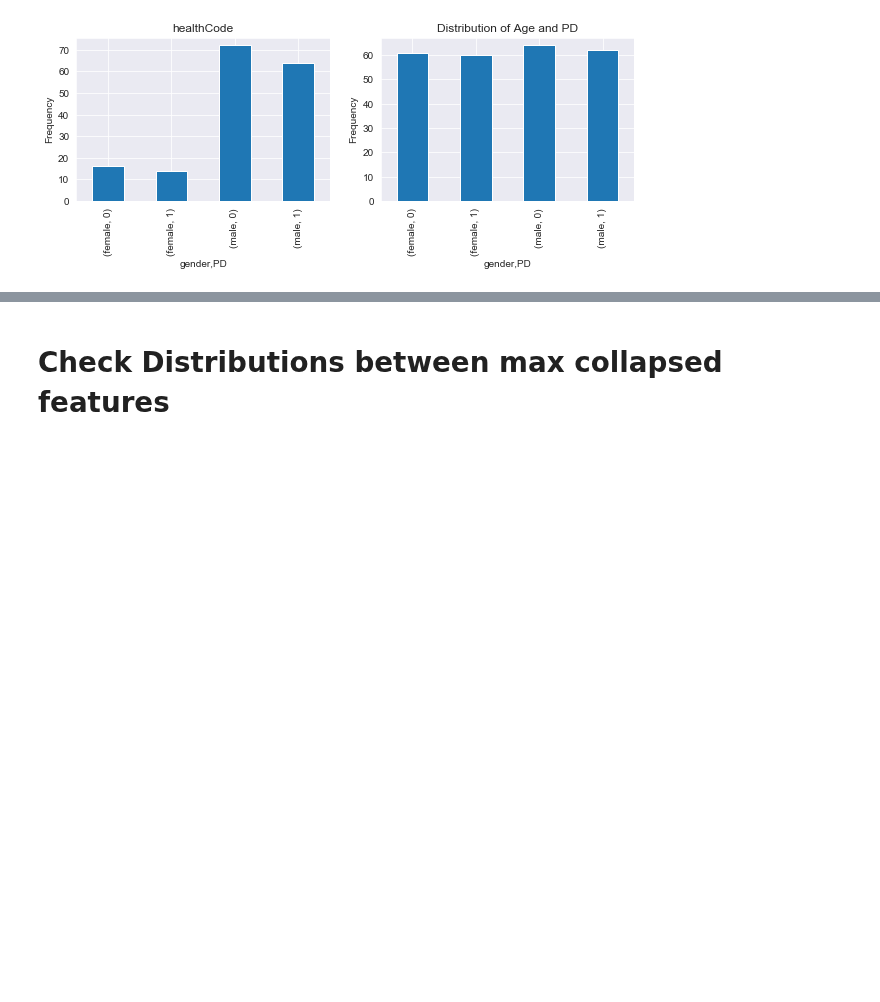
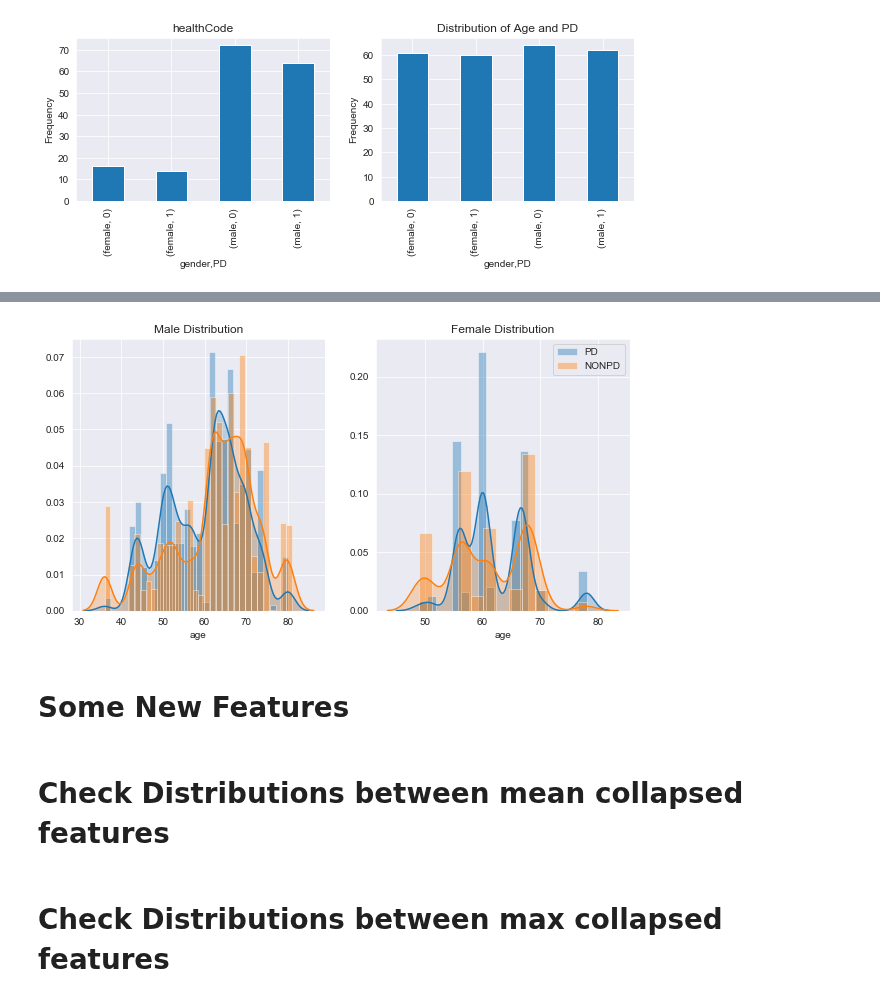
Before and after one commit to arytontediarjo/mPower-Analysis, a Jupyter notebook: Notebooks/FEATURE_ANALYSIS_WALKING.ipynb, the cells around one changed output, grey strips where cells are left out. Saved outputs shown, nothing was run; the diff lists cells and outputs as text; code cells hidden in the pictures; blank space fills up the shorter version.

```diff
--- a/Notebooks/FEATURE_ANALYSIS_WALKING.ipynb
+++ b/Notebooks/FEATURE_ANALYSIS_WALKING.ipynb
@@ -13,7 +17,7 @@ syn = sc.login()
 # %% [output]
 Welcome, aryton tediarjo!
 # %%
-entity = syn.get("syn21046180")
+entity = syn.get("syn21045881")
 data   = pd.read_csv(entity["path"], index_col = 0)
 # %% [markdown]
 # Barplot on case matched data in mpowerV1
@@ -41,10 +41,10 @@ def plot_age_distribution(data):
     female_PD = data[(data["PD"] == 1) & (data["gender"] == "female")]["age"]
     female_NONPD = data[(data["PD"] == 0) & (data["gender"] == "female")]["age"]
     fig, axes = plt.subplots(nrows=1, ncols=2,figsize=(10,5))
-    sns.distplot(male_PD, label = "PD", kde_kws={"shade": True}, hist = False, ax = axes[0])
-    sns.distplot(male_NONPD, label = "NONPD", kde_kws={"shade": True}, hist = False, ax = axes[0])
-    sns.distplot(female_PD, label = "PD", kde_kws={"shade": True}, hist = False, ax = axes[1])
-    sns.distplot(female_NONPD, label = "NONPD", kde_kws={"shade": True}, hist = False, ax = axes[1])
+    sns.distplot(male_PD, label = "PD", kde_kws={"shade": True}, hist = True, ax = axes[0])
+    sns.distplot(male_NONPD, label = "NONPD", kde_kws={"shade": True}, hist = True, ax = axes[0])
+    sns.distplot(female_PD, label = "PD", kde_kws={"shade": True}, hist = True, ax = axes[1])
+    sns.distplot(female_NONPD, label = "NONPD", kde_kws={"shade": True}, hist = True, ax = axes[1])
     axes[0].grid()
     axes[0].set_title("Male Distribution")
     axes[1].grid()
@@ -77,3 +54,7 @@ pd.merge(male_PD, male_NONPD, on = "age", how = "inner")
+# %%
+plot_age_distribution(data)
+# %% [output]
+[figure, added]
 # %%
 def aggregate_func(data, gender):
     if gender != "all":
@@ -104,3 +83,5 @@ def rename_column_name(data,collapse_type):
         data  = data.rename({feature: "{}_{}"\
                             .format(collapse_type, feature)}, axis = 1)
     return data
+# %% [markdown]
+# Some New Features
@@ -106,0 +100,2 @@ def rename_column_name(data,collapse_type):
+# %% [markdown]
+# Check Distributions between mean collapsed features
```
Also changed, not shown: parts of 36 cells of this notebook, 22 other files.
